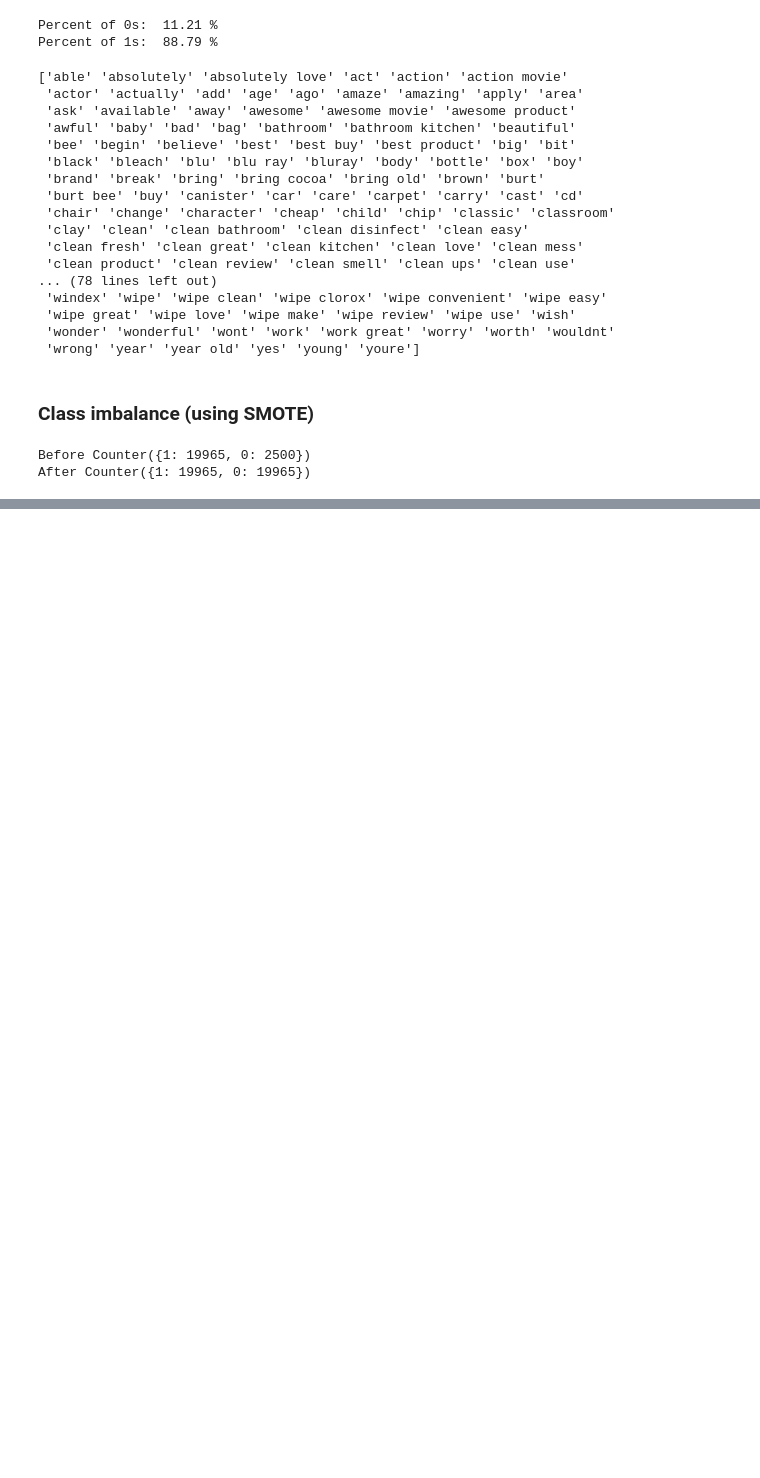
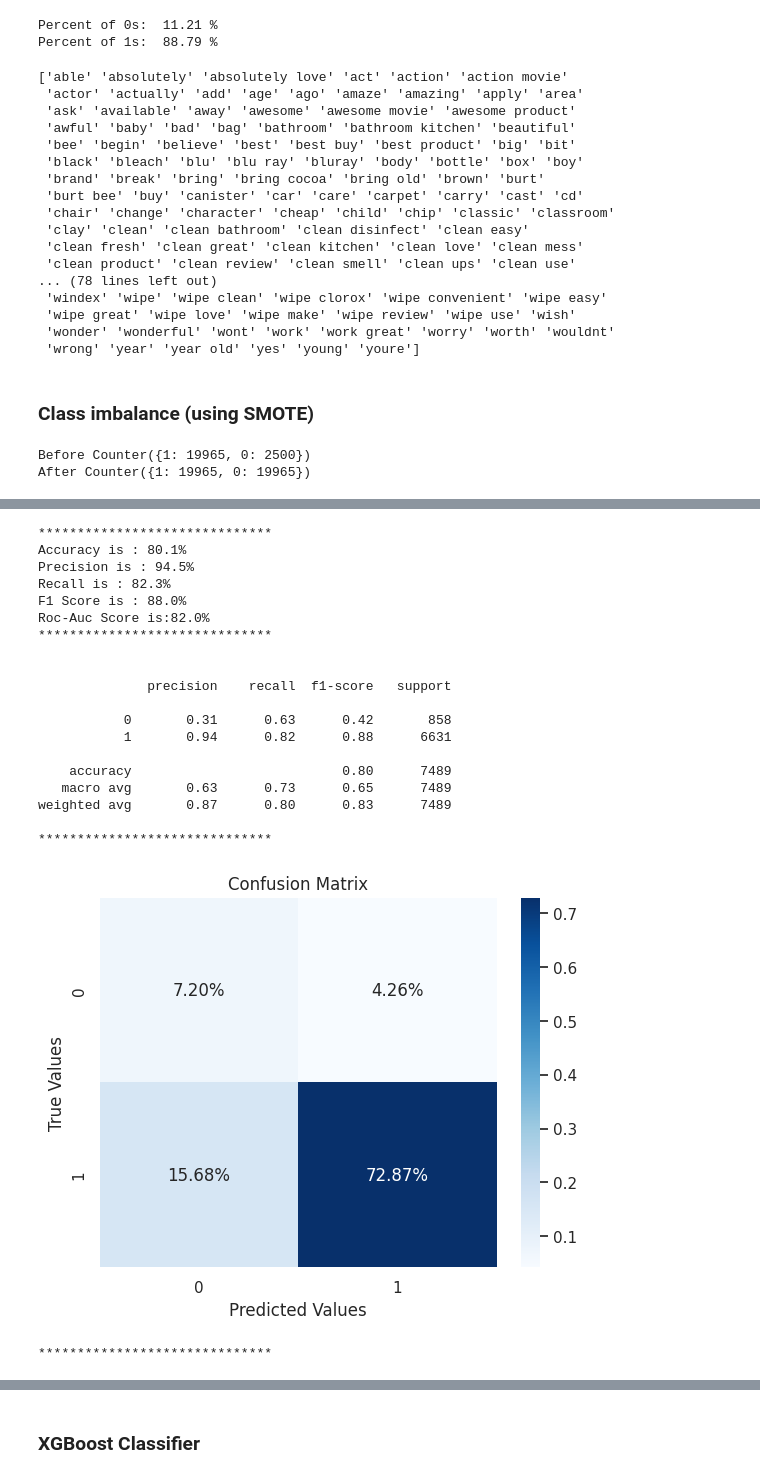
Before and after one commit to Aswani-ReddyKV/Capstone_Sentiment_Recommendation, a Jupyter notebook: Aswani_Reddy_Sentiment_Recommendation.ipynb, the cells around one changed output, grey strips where cells are left out. Cells and saved outputs as stored; diff of their text form; code cells hidden in the pictures; blank space fills up the shorter version.

```diff
--- a/Aswani_Reddy_Sentiment_Recommendation.ipynb
+++ b/Aswani_Reddy_Sentiment_Recommendation.ipynb
@@ -621,0 +817,14 @@ After Counter({1: 19965, 0: 19965})
+# %%
+params = {
+    'max_depth': [2,3,5,10],
+    'min_samples_leaf': [5,10,20,50],
+    'n_estimators': [10, 25, 50, 100]
+}
+# %%
+grid_search = GridSearchCV(estimator=rf,
+                           param_grid=params,
+                           cv = 4,
+                           n_jobs=-1, verbose=1, scoring="f1")
+# %%
+%time
+grid_search.fit(X_train, y_train)
@@ -621,0 +842,29 @@ After Counter({1: 19965, 0: 19965})
+# %%
+rf_best = grid_search.best_estimator_
+rf_modebuilder = ModelBuilder(rf_best, X_train, X_test, y_train, y_test)
+# %%
+# Train and Predict the Test Labels
+y_pred_class  = rf_modebuilder.train_model()
+rf_metrics = rf_modebuilder.evaluate_model(y_pred_class)
+# %% [output]
+******************************
+Accuracy is : 80.1%
+Precision is : 94.5%
+Recall is : 82.3%
+F1 Score is : 88.0%
+Roc-Auc Score is:82.0%
+******************************
+
+
+              precision    recall  f1-score   support
+
+           0       0.31      0.63      0.42       858
+           1       0.94      0.82      0.88      6631
+
+    accuracy                           0.80      7489
+   macro avg       0.63      0.73      0.65      7489
+weighted avg       0.87      0.80      0.83      7489
+
+******************************
+[figure, added]
+******************************
@@ -621,0 +872,2 @@ After Counter({1: 19965, 0: 19965})
+# %% [markdown]
+### XGBoost Classifier ###
```
Also changed, not shown: parts of 30 cells of this notebook.
